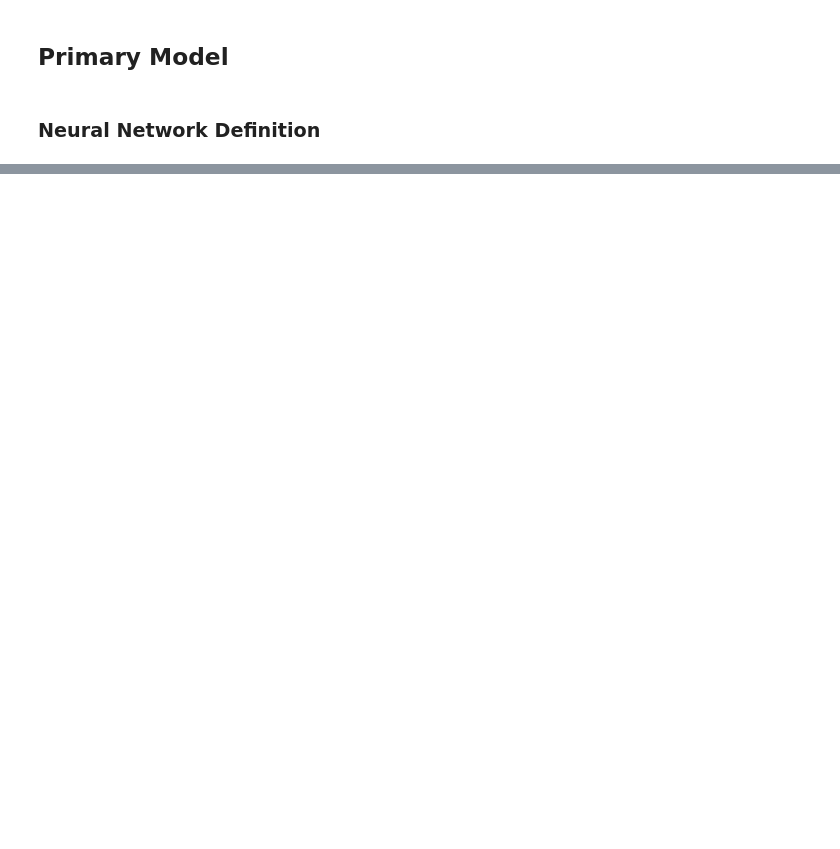
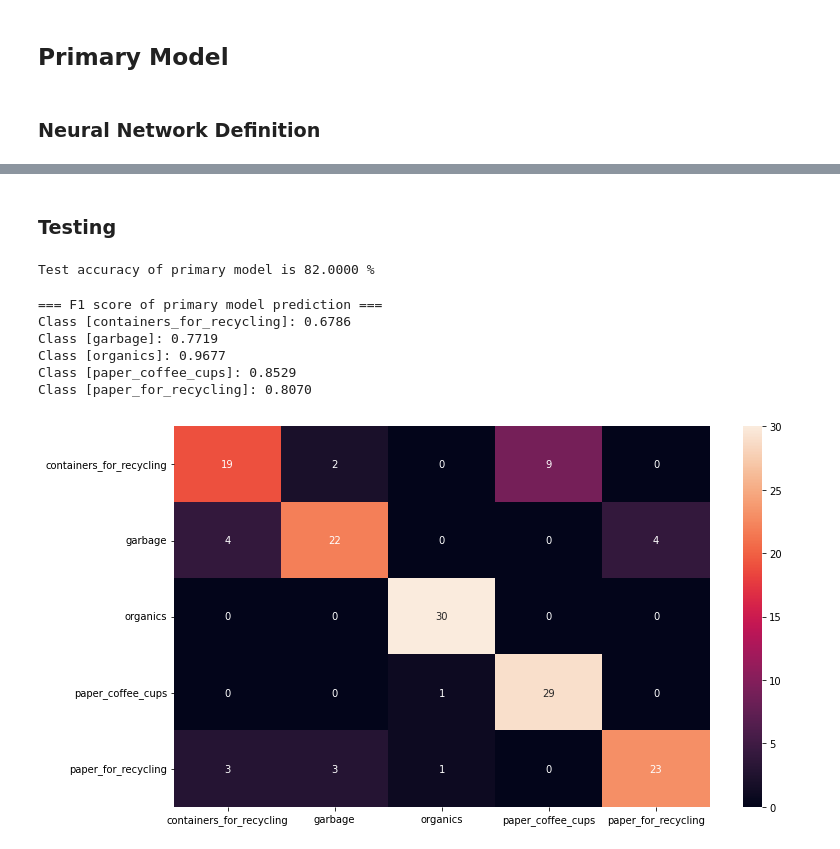
Before and after one commit to gilhwang/waste_classification, a Jupyter notebook: APS360_Team_3_Project_with_Github.ipynb, the cells around one changed output, grey strips where cells are left out. Drawn from its saved outputs; the diff is of its cells as text; code cells hidden in the pictures; blank space fills up the shorter version.

```diff
--- a/APS360_Team_3_Project_with_Github.ipynb
+++ b/APS360_Team_3_Project_with_Github.ipynb
@@ -475,0 +617,43 @@ plot_training_curve(model_path)
+# %% [markdown]
+### Testing
+# %%
+# Create new instance of model for testing
+primary_test_net = WasteNet(224, 3)
+
+# Use GPU accelerator if possible
+if use_cuda and torch.cuda.is_available():
+  primary_test_net.cuda()
+
+# Retrieve the best model
+epoch_num = 28
+best_primary_path = get_model_path(primary_test_net.name, batch_size, learning_rate, epoch_num-1)
+primary_best_state = torch.load(best_primary_path)
+primary_test_net.load_state_dict(primary_best_state)
+
+# Get testing dataset
+_, _, test_loader = get_data_loader(batch_size)
+
+# Test model
+primary_test_accuracy = get_accuracy(primary_test_net, test_loader)
+print('Test accuracy of primary model is {:.4f} %'.format(
+                                                    primary_test_accuracy*100))
+# %% [output]
+Test accuracy of primary model is 82.0000 %
+# %%
+# Compute confusion matrix
+df_cfmatrix, f1_score_primary = get_confusion_matrix(primary_test_net, test_loader)
+
+# Display confusion matrix and f1 score
+show_confusion_matrix(df_cfmatrix)
+
+print('=== F1 score of primary model prediction ===')
+for i in range(0, len(classes)):
+  print('Class [{}]: {:.4f}'.format(classes[i], f1_score_primary[i]))
+# %% [output]
+=== F1 score of primary model prediction ===
+Class [containers_for_recycling]: 0.6786
+Class [garbage]: 0.7719
+Class [organics]: 0.9677
+Class [paper_coffee_cups]: 0.8529
+Class [paper_for_recycling]: 0.8070
+[figure, added]
```
Also changed, not shown: parts of 20 cells of this notebook.
